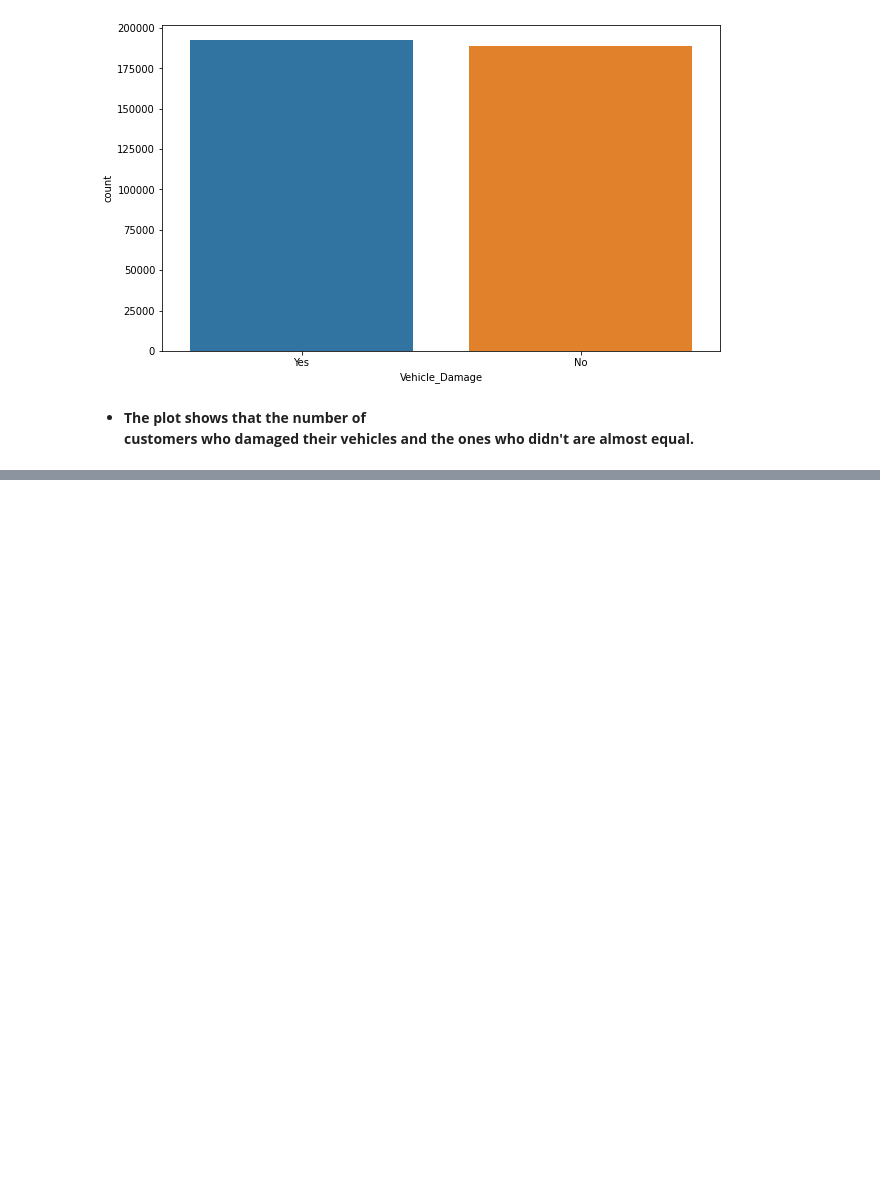
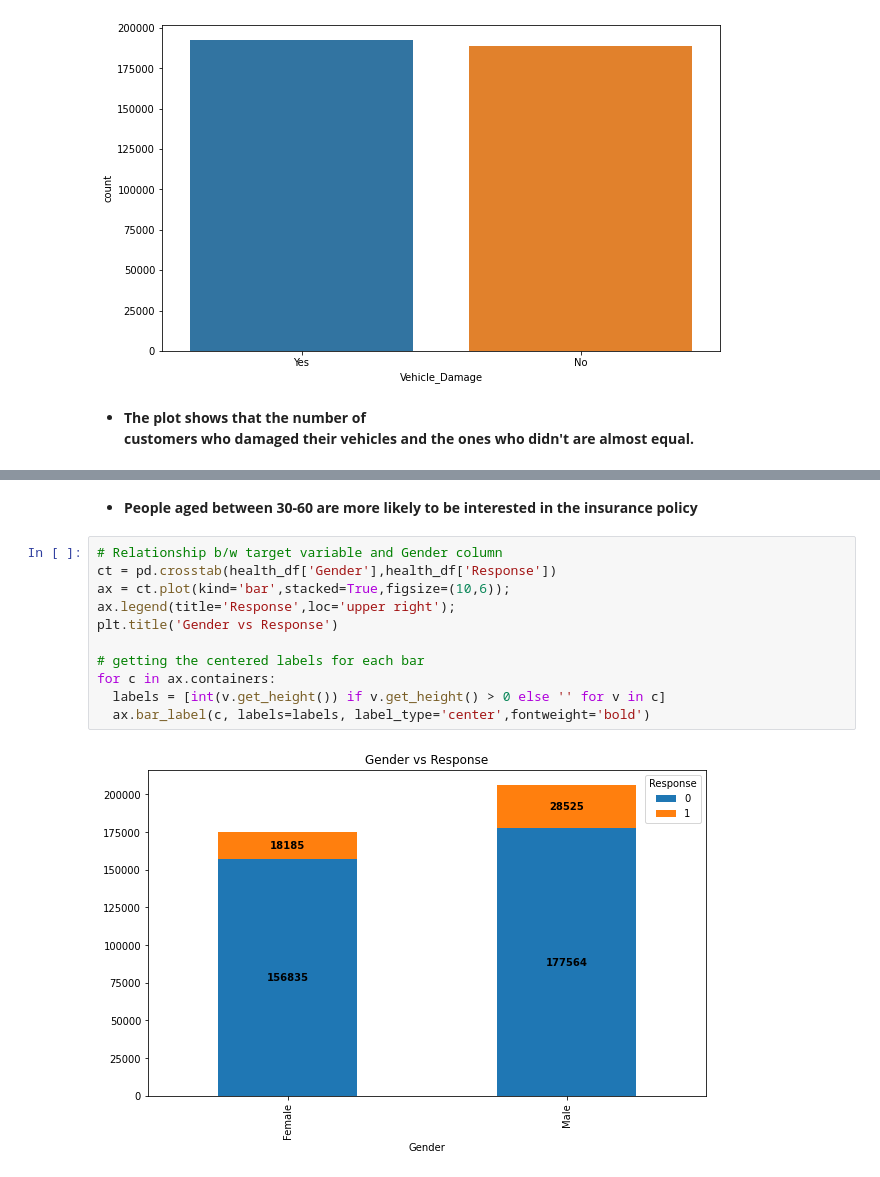
Before and after one commit to Aehteshaam-Shaikh/Health-Insurance-Cross-Sell-Prediction, a Jupyter notebook: Copy_of_HEALTH_INSURANCE_CROSS_SELL_PREDICTION.ipynb, the cells around one changed output, grey strips where cells are left out. Drawn from its saved outputs; the diff is of its cells as text; blank space fills up the shorter version.

```diff
--- a/Copy_of_HEALTH_INSURANCE_CROSS_SELL_PREDICTION.ipynb
+++ b/Copy_of_HEALTH_INSURANCE_CROSS_SELL_PREDICTION.ipynb
@@ -225,0 +246,15 @@ sns.countplot(health_df['Vehicle_Damage']);
+# %% [markdown]
+* **People aged between 30-60 are more likely to be interested in the insurance policy**
+# %%
+# Relationship b/w target variable and Gender column
+ct = pd.crosstab(health_df['Gender'],health_df['Response'])
+ax = ct.plot(kind='bar',stacked=True,figsize=(10,6));
+ax.legend(title='Response',loc='upper right');
+plt.title('Gender vs Response')
+
+# getting the centered labels for each bar
+for c in ax.containers:
+  labels = [int(v.get_height()) if v.get_height() > 0 else '' for v in c]
+  ax.bar_label(c, labels=labels, label_type='center',fontweight='bold')
+# %% [output]
+[figure, added]
```
Also changed, not shown: parts of 37 cells of this notebook.
